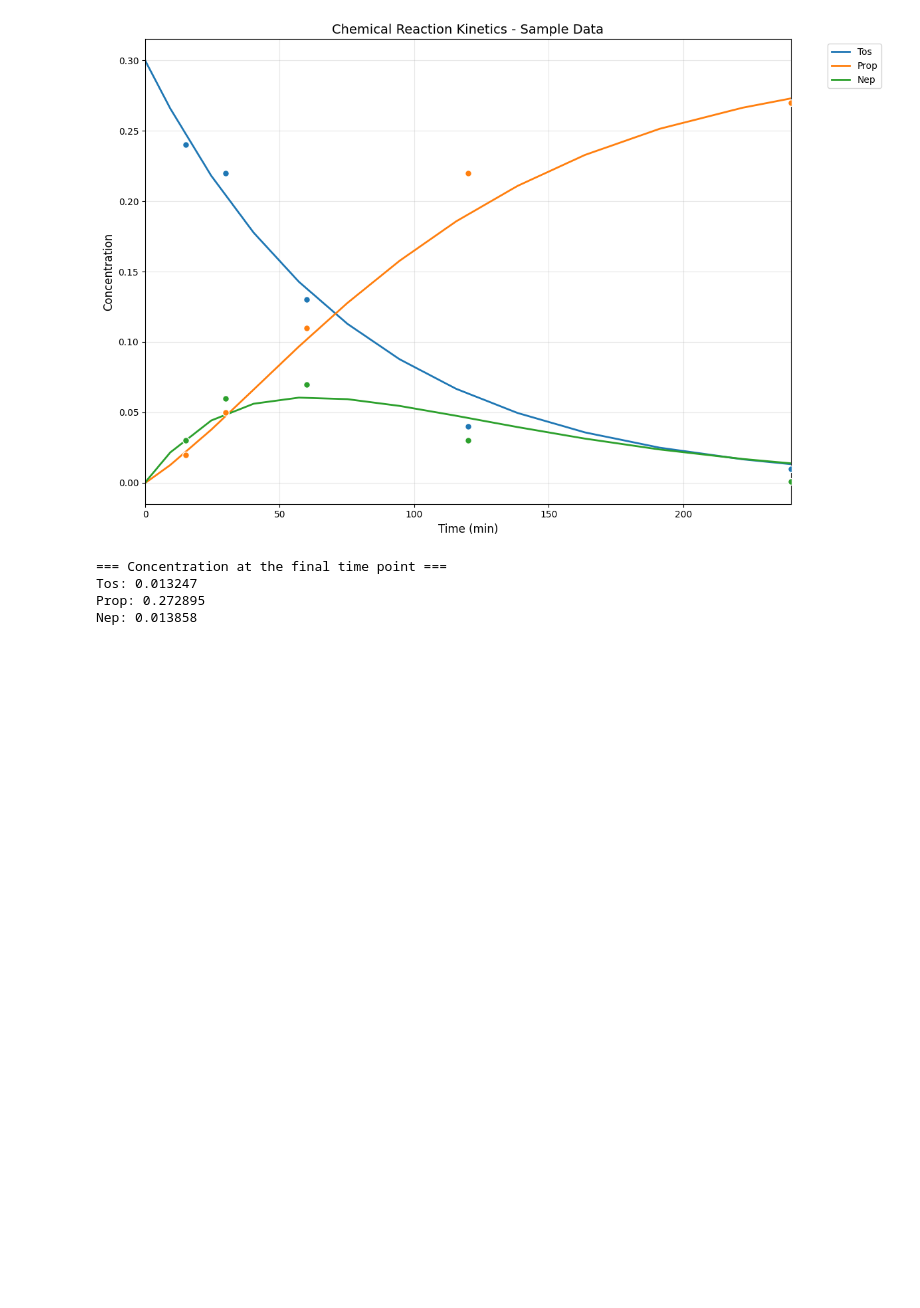
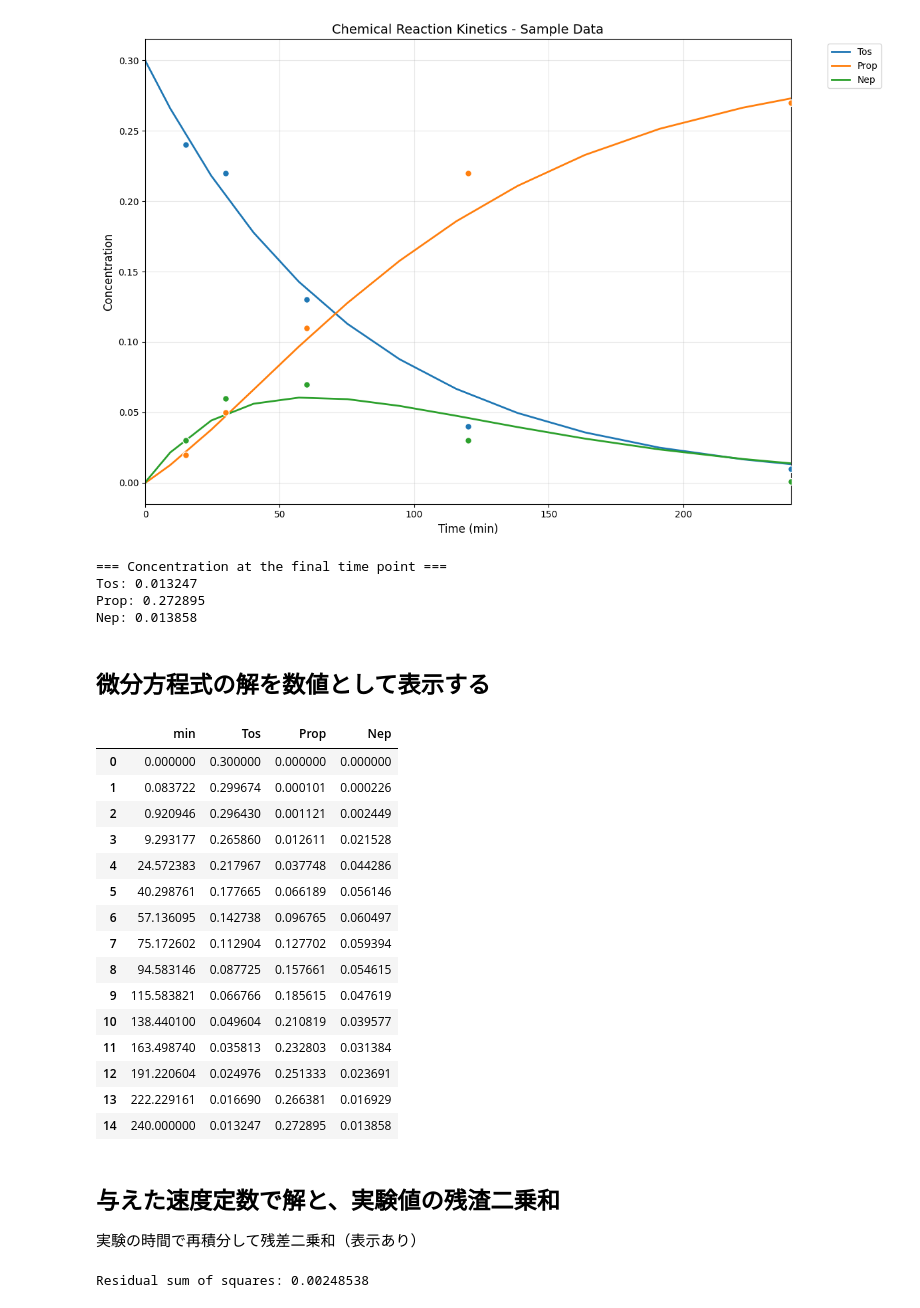
Before and after one commit to PEJpOhno/rxnfit, a Jupyter notebook: example_script/example_script_classRxnODEsolver_ref3_litk.ipynb, the cells around one changed output. Drawn from its saved outputs; the diff is of its cells as text; code cells hidden in the pictures; blank space fills up the shorter version.

```diff
--- a/example_script/example_script_classRxnODEsolver_ref3_litk.ipynb
+++ b/example_script/example_script_classRxnODEsolver_ref3_litk.ipynb
@@ -112,3 +104,32 @@ solved_rxnode.solution_plot(expdata_df=df1)
 Tos: 0.013247
 Prop: 0.272895
 Nep: 0.013858
+# %% [markdown]
+## 微分方程式の解を数値として表示する
+# %%
+df_solvd = solved_rxnode.to_dataframe(time_column_name="min")
+df_solvd
+# %% [output]
+|  | min | Tos | Prop | Nep |
+| 0 | 0.000000 | 0.300000 | 0.000000 | 0.000000 |
+| 1 | 0.083722 | 0.299674 | 0.000101 | 0.000226 |
+| 2 | 0.920946 | 0.296430 | 0.001121 | 0.002449 |
+| 3 | 9.293177 | 0.265860 | 0.012611 | 0.021528 |
+| 4 | 24.572383 | 0.217967 | 0.037748 | 0.044286 |
+| 5 | 40.298761 | 0.177665 | 0.066189 | 0.056146 |
+| 6 | 57.136095 | 0.142738 | 0.096765 | 0.060497 |
+| 7 | 75.172602 | 0.112904 | 0.127702 | 0.059394 |
+| 8 | 94.583146 | 0.087725 | 0.157661 | 0.054615 |
+| 9 | 115.583821 | 0.066766 | 0.185615 | 0.047619 |
+| 10 | 138.440100 | 0.049604 | 0.210819 | 0.039577 |
+| 11 | 163.498740 | 0.035813 | 0.232803 | 0.031384 |
+| 12 | 191.220604 | 0.024976 | 0.251333 | 0.023691 |
+| 13 | 222.229161 | 0.016690 | 0.266381 | 0.016929 |
+| 14 | 240.000000 | 0.013247 | 0.272895 | 0.013858 |
+# %% [markdown]
+## 与えた速度定数で解と、実験値の残渣二乗和
+実験の時間で再積分して残差二乗和（表示あり）
+# %%
+rss = solved_rxnode.rsq(df1)
+# %% [output]
+Residual sum of squares: 0.00248538
```
Also changed, not shown: parts of 1 cell of this notebook, 10 other files.
